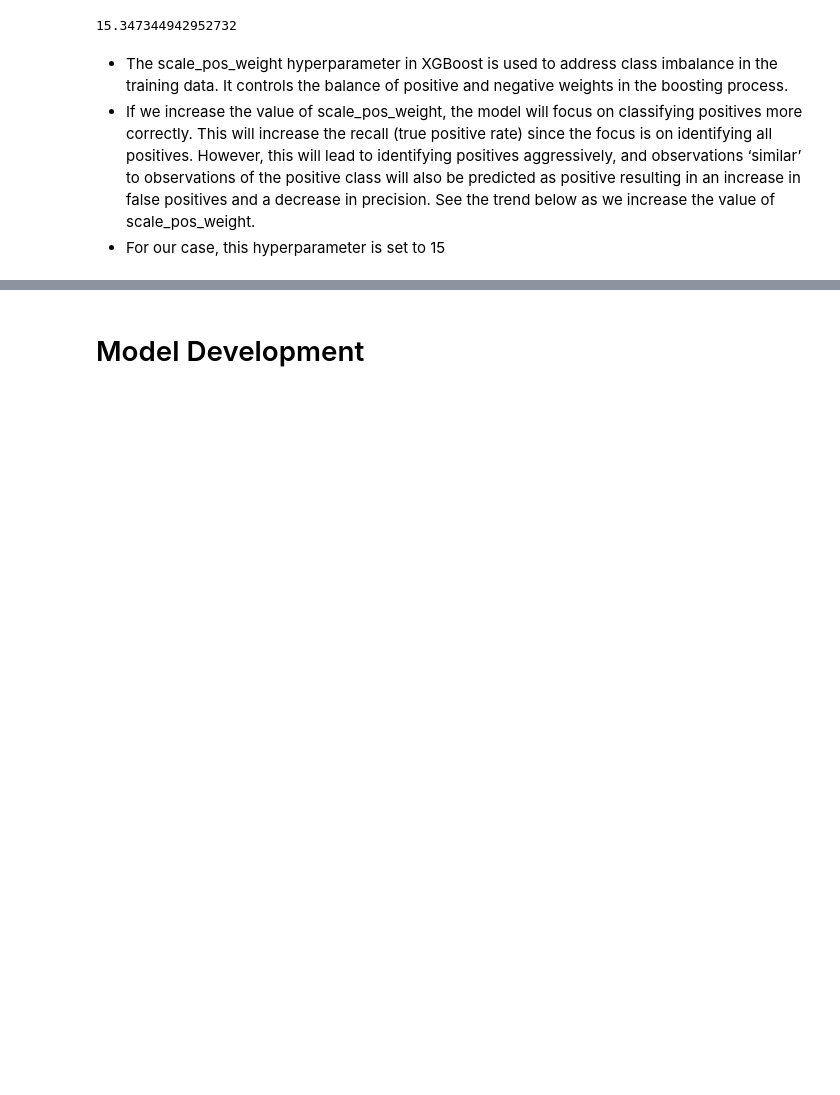
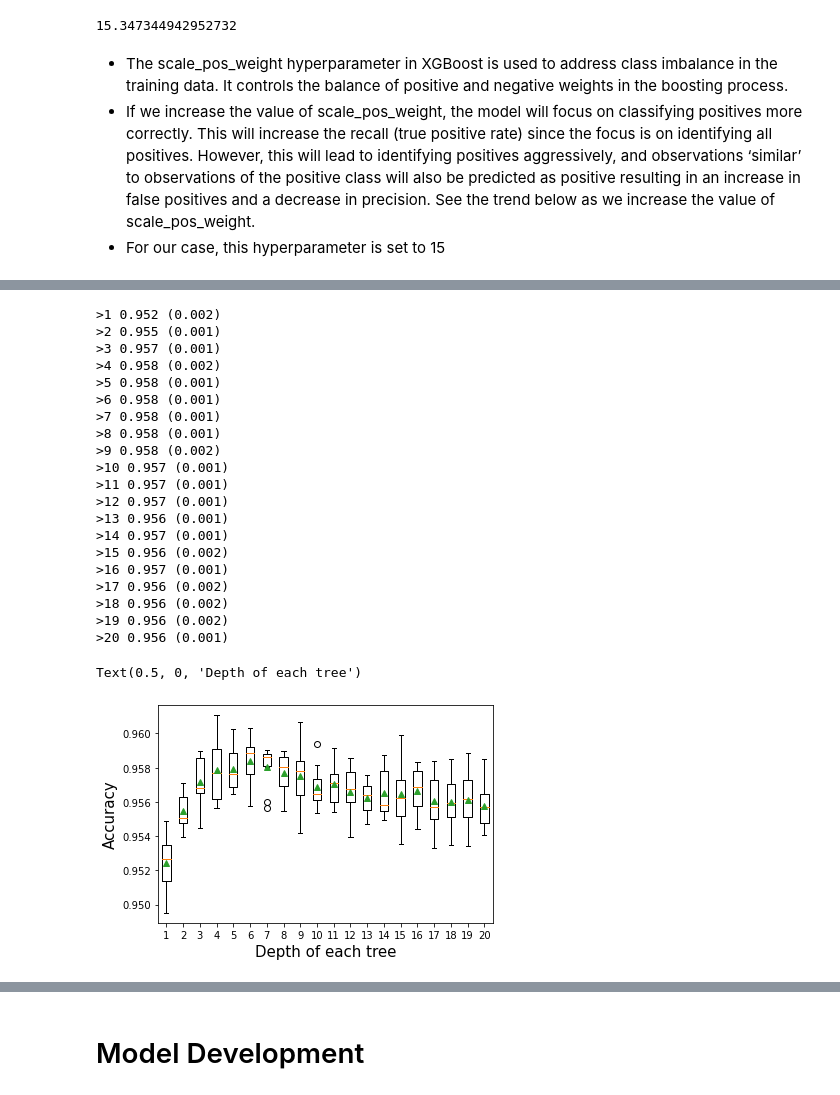
Before and after one commit to jprette/STAT-303-3, a Jupyter notebook: Code/XGBoost Model.ipynb, the cells around one changed output, grey strips where cells are left out. Drawn from its saved outputs; the diff is of its cells as text; code cells hidden in the pictures; blank space fills up the shorter version.

```diff
--- a/Code/XGBoost Model.ipynb
+++ b/Code/XGBoost Model.ipynb
@@ -124,0 +162,46 @@ X_train.shape
+# %%
+def get_models():
+    models = dict()
+    for i in range(1, 21):
+        models[str(i)] = xgb.XGBClassifier(max_depth=i)
+    return models
+
+def evaluate_model(model, X_train, y_train):
+    cv = KFold(n_splits=10, shuffle=True)
+    scores = cross_val_score(model, X_train, y_train, scoring='accuracy', cv=cv, n_jobs=-1)
+    return scores
+
+models = get_models()
+results, names = list(), list()
+for name, model in models.items():
+    scores = evaluate_model(model, X_train, y_train)
+    results.append(scores)
+    names.append(name)
+    print('>%s %.3f (%.3f)' % (name, np.mean(scores), np.std(scores)))
+
+plt.boxplot(results, labels=names, showmeans=True)
+plt.ylabel('Accuracy', fontsize=15)
+plt.xlabel('Depth of each tree', fontsize=15)
+# %% [output]
+>1 0.952 (0.002)
+>2 0.955 (0.001)
+>3 0.957 (0.001)
+>4 0.958 (0.002)
+>5 0.958 (0.001)
+>6 0.958 (0.001)
+>7 0.958 (0.001)
+>8 0.958 (0.001)
+>9 0.958 (0.002)
+>10 0.957 (0.001)
+>11 0.957 (0.001)
+>12 0.957 (0.001)
+>13 0.956 (0.001)
+>14 0.957 (0.001)
+>15 0.956 (0.002)
+>16 0.957 (0.001)
+>17 0.956 (0.002)
+>18 0.956 (0.002)
+>19 0.956 (0.002)
+>20 0.956 (0.001)
+Text(0.5, 0, 'Depth of each tree')
+[figure, added]
```
Also changed, not shown: parts of 13 cells of this notebook.
